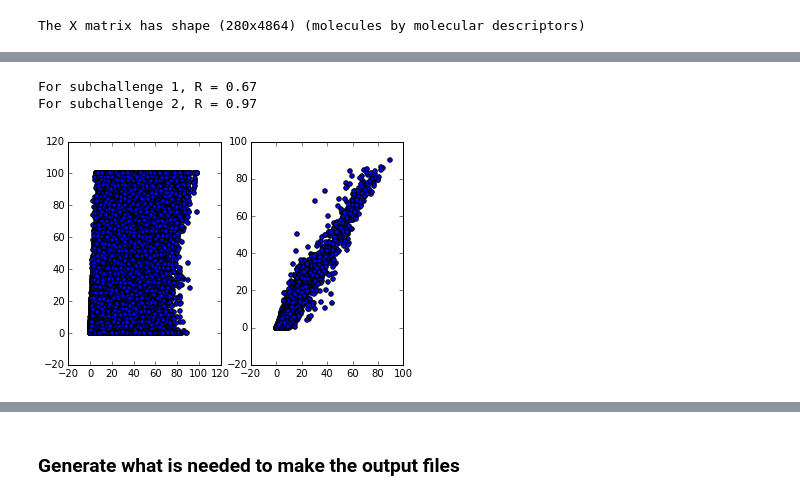
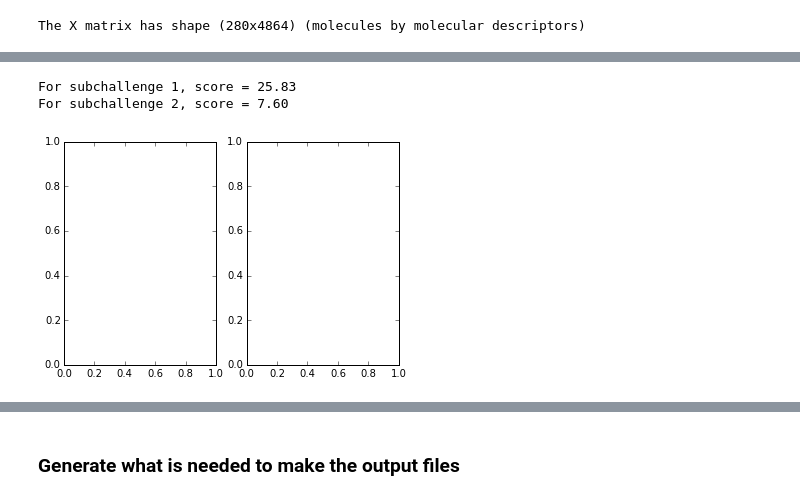
Before and after one commit to beanSsong/dream, a Jupyter notebook: dream.ipynb, the cells around one changed output, grey strips where cells are left out. Saved outputs shown, nothing was run; the diff lists cells and outputs as text; code cells hidden in the pictures.

```diff
--- a/dream.ipynb
+++ b/dream.ipynb
@@ -294,21 +233,58 @@ For subchallenge 2, mean R = 0.24
-# %%
-# Show that random forest regression can also be used to fit all the data in-sample.
-from sklearn.ensemble import RandomForestRegressor
-def rfc_(X,Y,subchallenge):
-    rfc = RandomForestRegressor()
-    rfc.fit(X,Y)
-    x = rfc.predict(X).ravel()
-    y = Y.ravel()
-    scatter(x,y)
-    print("For subchallenge %d, R = %.2f" % (subchallenge,pearsonr(x,y)[0]))
-    return rfc
-
-rfcs = {}
-plt.subplot(1,2,1)
-rfcs[1] = rfc_(X_obs_subject,Y_obs['subject'],1)
-plt.subplot(1,2,2)
-rfcs[2] = rfc_(X_obs,Y_obs['mean_std'],2)
-# %% [output]
-For subchallenge 1, R = 0.67
-For subchallenge 2, R = 0.97
-[figure, removed]
+# %%
+# Show that random forest regression can also be used to fit all the data in-sample.
+
+def rfc_(X,Y,subchallenge,max_features=1500,n_estimators=200,max_depth=None,min_samples_leaf=1):
+    def rfc_maker():
+        return RandomForestRegressor(max_features=max_features,
+                                     n_estimators=n_estimators,
+                                     max_depth=max_depth,
+                                     min_samples_leaf=min_samples_leaf,
+                                     n_jobs=-1,
+                                     oob_score=True)
+    if subchallenge == 1:
+        n_subjects = 49
+        predicted_ = []
+        observed_ = []
+        rfcs = {subject:rfc_maker() for subject in range(1,n_subjects+1)}
+        for subject in range(1,n_subjects+1):
+            observed = Y[subject]
+            rfc = rfcs[subject]
+            rfc.fit(X,observed)
+            predicted = rfc.predict(X)
+            predicted = rfc.oob_prediction_
+            observed_.append(observed)
+            predicted_.append(predicted)
+            #scatter(x,y)
+        predicted = np.dstack(predicted_)
+        observed = np.dstack(observed_)
+        predicted_mean = np.mean(predicted,axis=2,keepdims=True)
+        regularize = 0.8
+        predicted = regularize*(predicted_mean) + (1-regularize)*predicted
+        score = dream.score(predicted,observed,n_subjects=n_subjects)
+        print("For subchallenge %d, score = %.2f" % (subchallenge,score))
+        return rfcs
+
+    if subchallenge == 2:
+        rfc = rfc_maker()
+        rfc.fit(X,Y)
+        x = rfc.predict(X)
+        x = rfc.oob_prediction_
+        y = Y
+        #scatter(x.ravel(),y.ravel())
+        score = dream.score2(x,y)
+        print("For subchallenge %d, score = %.2f" % (subchallenge,score))
+        return rfc
+
+rfcs = {}
+if 1 in subchallenges:
+    plt.subplot(1,2,1)
+    rfcs[1] = rfc_(X_obs,Y_obs['subject'],1)
+if 2 in subchallenges:
+    plt.subplot(1,2,2)
+    rfcs[2] = rfc_(X_obs,Y_obs['mean_std'],2)
+    #ns = [100,200,400,700,1000,1500,2250,3000]
+    #plt.scatter(ns,scores)
+# %% [output]
+For subchallenge 1, score = 25.83
+For subchallenge 2, score = 7.60
+[figure, added]
```
Also changed, not shown: parts of 27 cells of this notebook, 1 other file.
